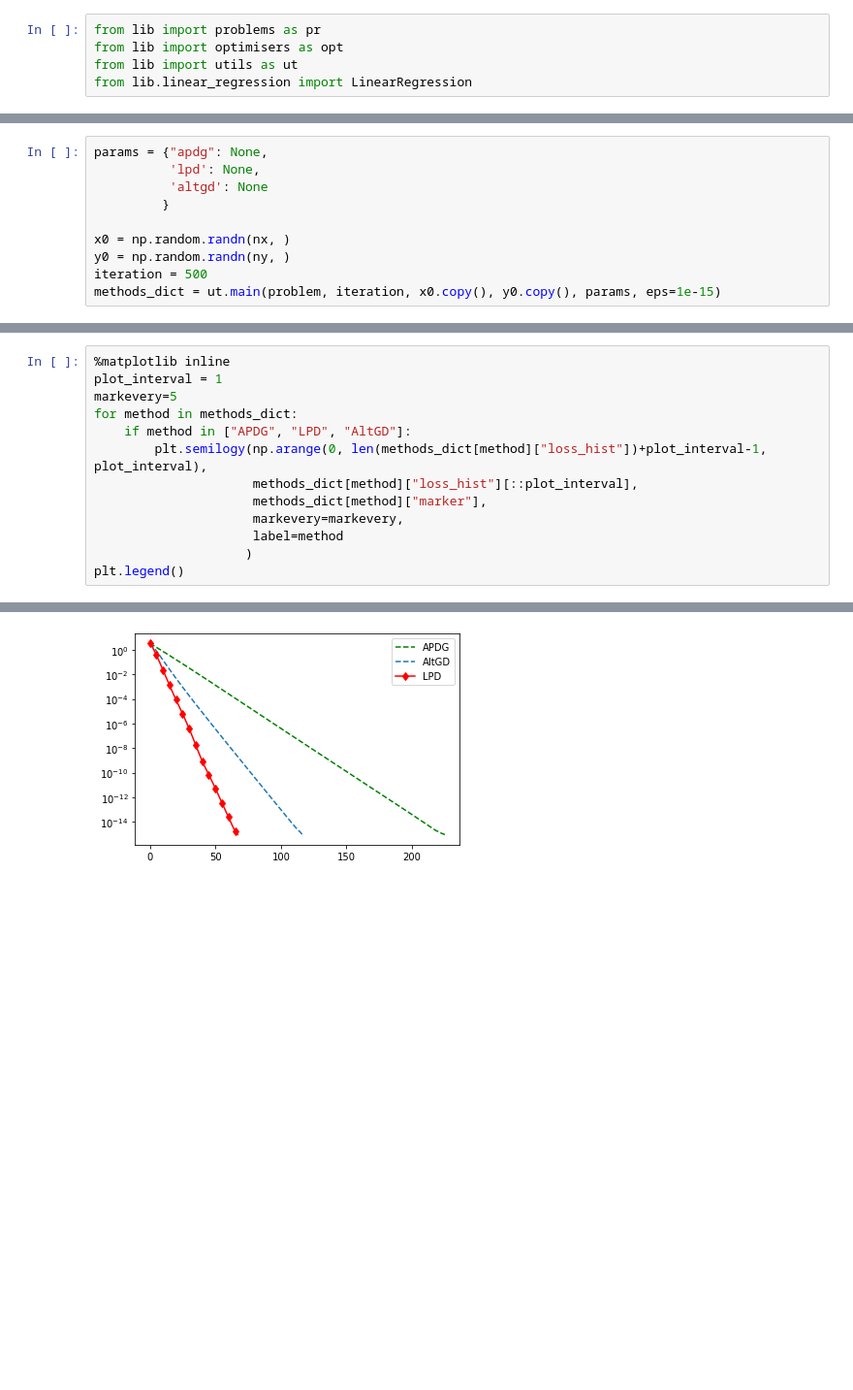
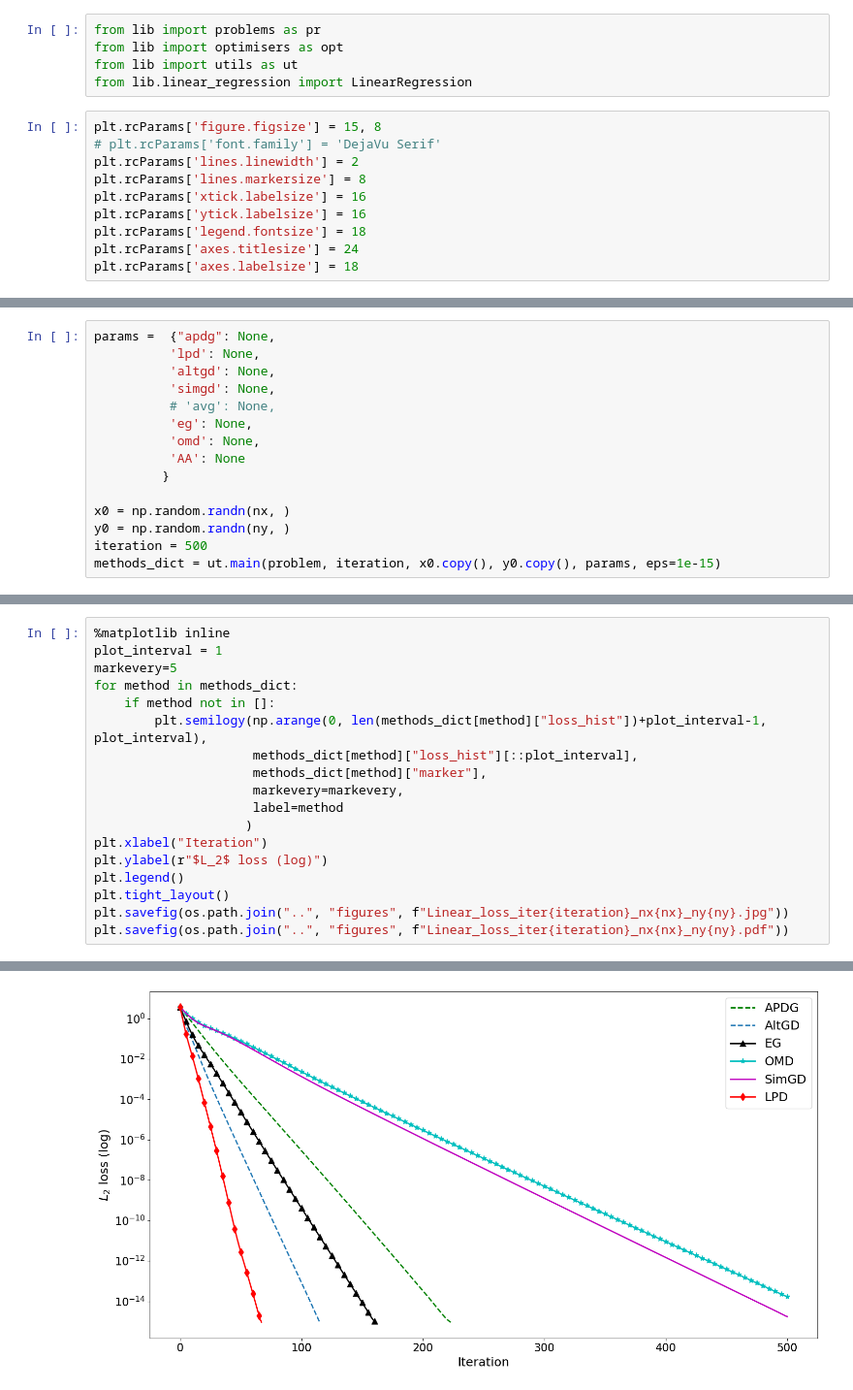
Before and after one commit to mrph2898/MASS, a Jupyter notebook: experiments/LinearRegression.ipynb, the cells around one changed output, grey strips where cells are left out. Shown at 97% size. Drawn from its saved outputs; the diff is of its cells as text; blank space fills up the shorter version.

Commit message:
Fix Linear and Logistic regressions plots and code

```diff
--- a/experiments/LinearRegression.ipynb
+++ b/experiments/LinearRegression.ipynb
@@ -19,6 +18,16 @@ from lib import problems as pr
 from lib import optimisers as opt
 from lib import utils as ut
 from lib.linear_regression import LinearRegression
+# %%
+plt.rcParams['figure.figsize'] = 15, 8
+# plt.rcParams['font.family'] = 'DejaVu Serif'
+plt.rcParams['lines.linewidth'] = 2
+plt.rcParams['lines.markersize'] = 8
+plt.rcParams['xtick.labelsize'] = 16
+plt.rcParams['ytick.labelsize'] = 16
+plt.rcParams['legend.fontsize'] = 18
+plt.rcParams['axes.titlesize'] = 24
+plt.rcParams['axes.labelsize'] = 18
 # %%
 nx=10
 ny=20
@@ -47,7 +52,12 @@ print(problem.yopt)
 # %%
-params = {"apdg": None,
+params =  {"apdg": None,
           'lpd': None,
-          'altgd': None
+          'altgd': None,
+          'simgd': None,
+          # 'avg': None,
+          'eg': None,
+          'omd': None,
+          'AA': None
          }
 
 x0 = np.random.randn(nx, )
@@ -59,12 +71,17 @@ methods_dict = ut.main(problem, iteration, x0.copy(), y0.copy(), params, eps=1e-
 plot_interval = 1
 markevery=5
 for method in methods_dict:
-    if method in ["APDG", "LPD", "AltGD"]:
+    if method not in []:
         plt.semilogy(np.arange(0, len(methods_dict[method]["loss_hist"])+plot_interval-1, plot_interval),
                      methods_dict[method]["loss_hist"][::plot_interval],
                      methods_dict[method]["marker"],
                      markevery=markevery,
                      label=method
                     )
+plt.xlabel("Iteration")
+plt.ylabel(r"$L_2$ loss (log)")
 plt.legend()
+plt.tight_layout()
+plt.savefig(os.path.join("..", "figures", f"Linear_loss_iter{iteration}_nx{nx}_ny{ny}.jpg"))
+plt.savefig(os.path.join("..", "figures", f"Linear_loss_iter{iteration}_nx{nx}_ny{ny}.pdf"))
 # %% [output]
@@ -72 +88 @@ plt.legend()
-[figure, old version]
+[figure, new version]
```
Also changed, not shown: parts of 6 cells of this notebook, 14 other files.
